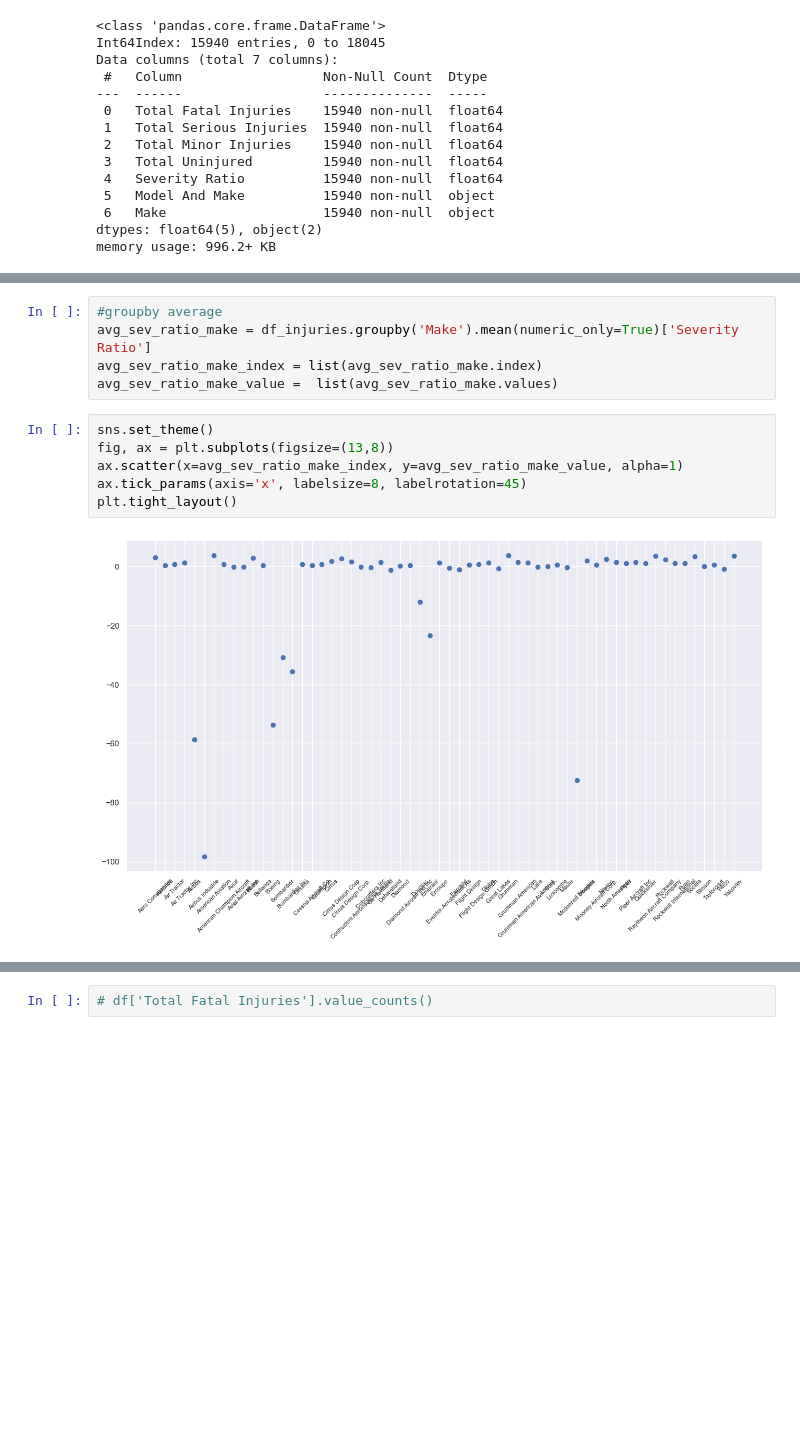
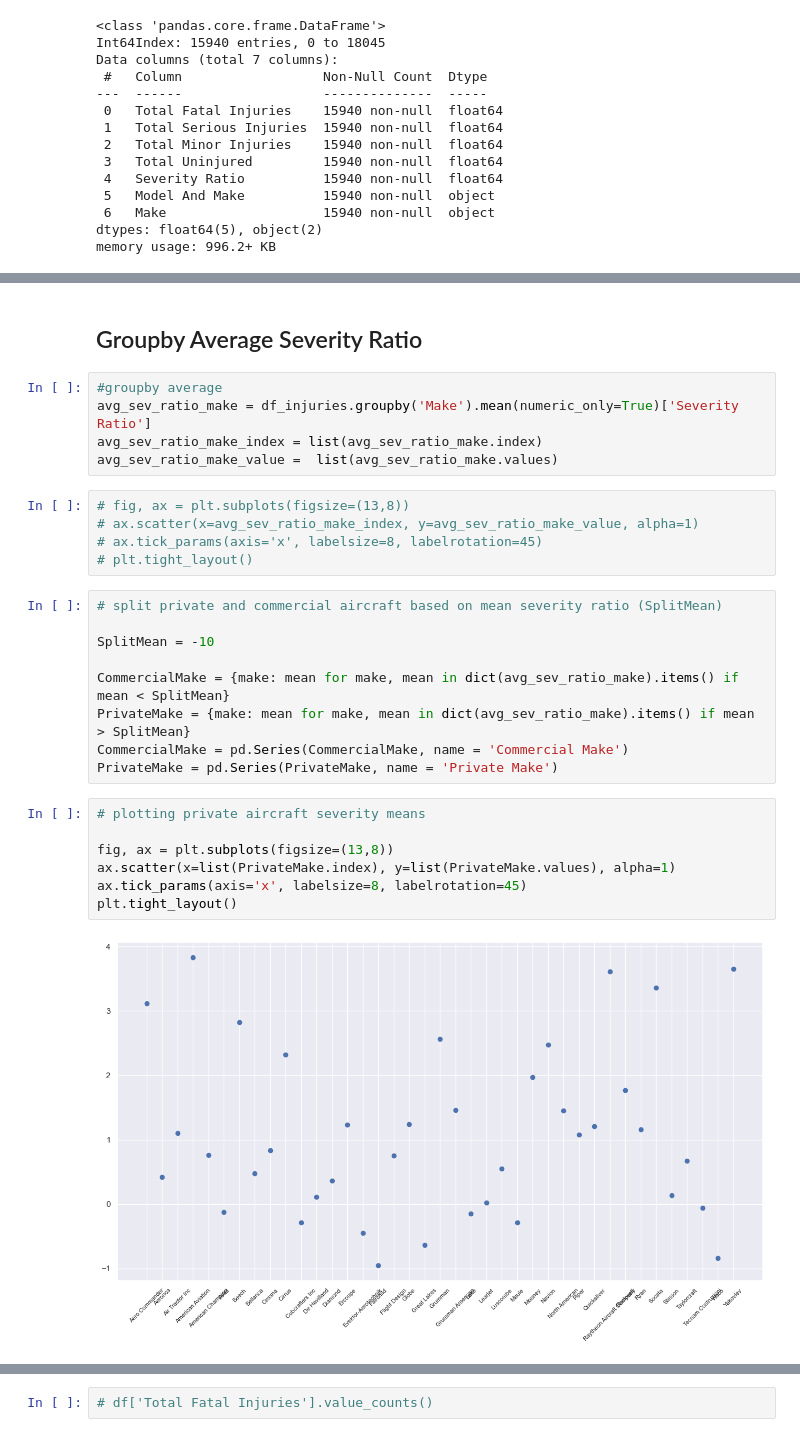
Before and after one commit to nickthetj/AircraftCrashAnalysis, a Jupyter notebook: notebooks/EDA Notebook - Nick.ipynb, the cells around one changed output, grey strips where cells are left out. Saved outputs shown, nothing was run; the diff lists cells and outputs as text; blank space fills up the shorter version.

```diff
--- a/notebooks/EDA Notebook - Nick.ipynb
+++ b/notebooks/EDA Notebook - Nick.ipynb
@@ -179,13 +204,30 @@ plt.tight_layout()
+# %% [markdown]
+## Groupby Average Severity Ratio
 # %%
 #groupby average
 avg_sev_ratio_make = df_injuries.groupby('Make').mean(numeric_only=True)['Severity Ratio']
 avg_sev_ratio_make_index = list(avg_sev_ratio_make.index)
 avg_sev_ratio_make_value =  list(avg_sev_ratio_make.values)
 # %%
-sns.set_theme()
-fig, ax = plt.subplots(figsize=(13,8))
-ax.scatter(x=avg_sev_ratio_make_index, y=avg_sev_ratio_make_value, alpha=1)
-ax.tick_params(axis='x', labelsize=8, labelrotation=45)
-plt.tight_layout()
+# fig, ax = plt.subplots(figsize=(13,8))
+# ax.scatter(x=avg_sev_ratio_make_index, y=avg_sev_ratio_make_value, alpha=1)
+# ax.tick_params(axis='x', labelsize=8, labelrotation=45)
+# plt.tight_layout()
-# %% [output]
-[figure, removed]
+# %%
+# split private and commercial aircraft based on mean severity ratio (SplitMean)
+
+SplitMean = -10
+
+CommercialMake = {make: mean for make, mean in dict(avg_sev_ratio_make).items() if mean < SplitMean}
+PrivateMake = {make: mean for make, mean in dict(avg_sev_ratio_make).items() if mean > SplitMean}
+CommercialMake = pd.Series(CommercialMake, name = 'Commercial Make')
+PrivateMake = pd.Series(PrivateMake, name = 'Private Make')
+# %%
+# plotting private aircraft severity means
+
+fig, ax = plt.subplots(figsize=(13,8))
+ax.scatter(x=list(PrivateMake.index), y=list(PrivateMake.values), alpha=1)
+ax.tick_params(axis='x', labelsize=8, labelrotation=45)
+plt.tight_layout()
+# %% [output]
+[figure, added]
```
Also changed, not shown: parts of 7 cells of this notebook, 1 other file.
